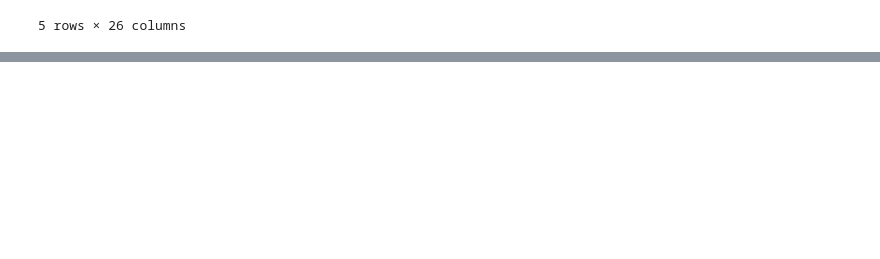
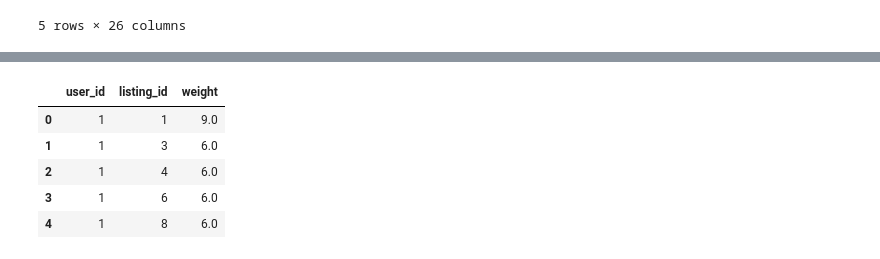
Before and after one commit to KishlakEnjoyer/Moon_NFT_Exchange, a Jupyter notebook: ipynbs/recsys_learning.ipynb, the cells around one changed output, grey strips where cells are left out. Drawn from its saved outputs; the diff is of its cells as text; code cells hidden in the pictures; blank space fills up the shorter version.

```diff
--- a/ipynbs/recsys_learning.ipynb
+++ b/ipynbs/recsys_learning.ipynb
@@ -250,0 +258,41 @@ listing_id
+# %%
+active_listing_meta = (
+    data[[
+        "listing_id",
+        "present_id",
+        "price",
+        "collection_id",
+        "model_id",
+        "background_id",
+        "symbol_id",
+        "present_num",
+    ]]
+    .drop_duplicates("listing_id")
+    .reset_index(drop=True)
+)
+
+view_interactions = listing_views.assign(weight=1.0)
+
+purchase_interactions = (
+    transactions.merge(listings[["listing_id", "present_id"]], on="present_id", how="inner")
+    .rename(columns={"buyer_id": "user_id"})
+    [["user_id", "listing_id"]]
+    .assign(weight=3.0)
+)
+
+interactions = pd.concat(
+    [view_interactions[["user_id", "listing_id", "weight"]], purchase_interactions],
+    ignore_index=True,
+)
+interactions = interactions.dropna(subset=["user_id", "listing_id"])
+interactions[["user_id", "listing_id"]] = interactions[["user_id", "listing_id"]].astype(int)
+interactions = interactions.groupby(["user_id", "listing_id"], as_index=False)["weight"].sum()
+
+interactions.head()
+# %% [output]
+|  | user_id | listing_id | weight |
+| 0 | 1 | 1 | 9.0 |
+| 1 | 1 | 3 | 6.0 |
+| 2 | 1 | 4 | 6.0 |
+| 3 | 1 | 6 | 6.0 |
+| 4 | 1 | 8 | 6.0 |
```
Also changed, not shown: parts of 20 cells of this notebook, 31 other files.
